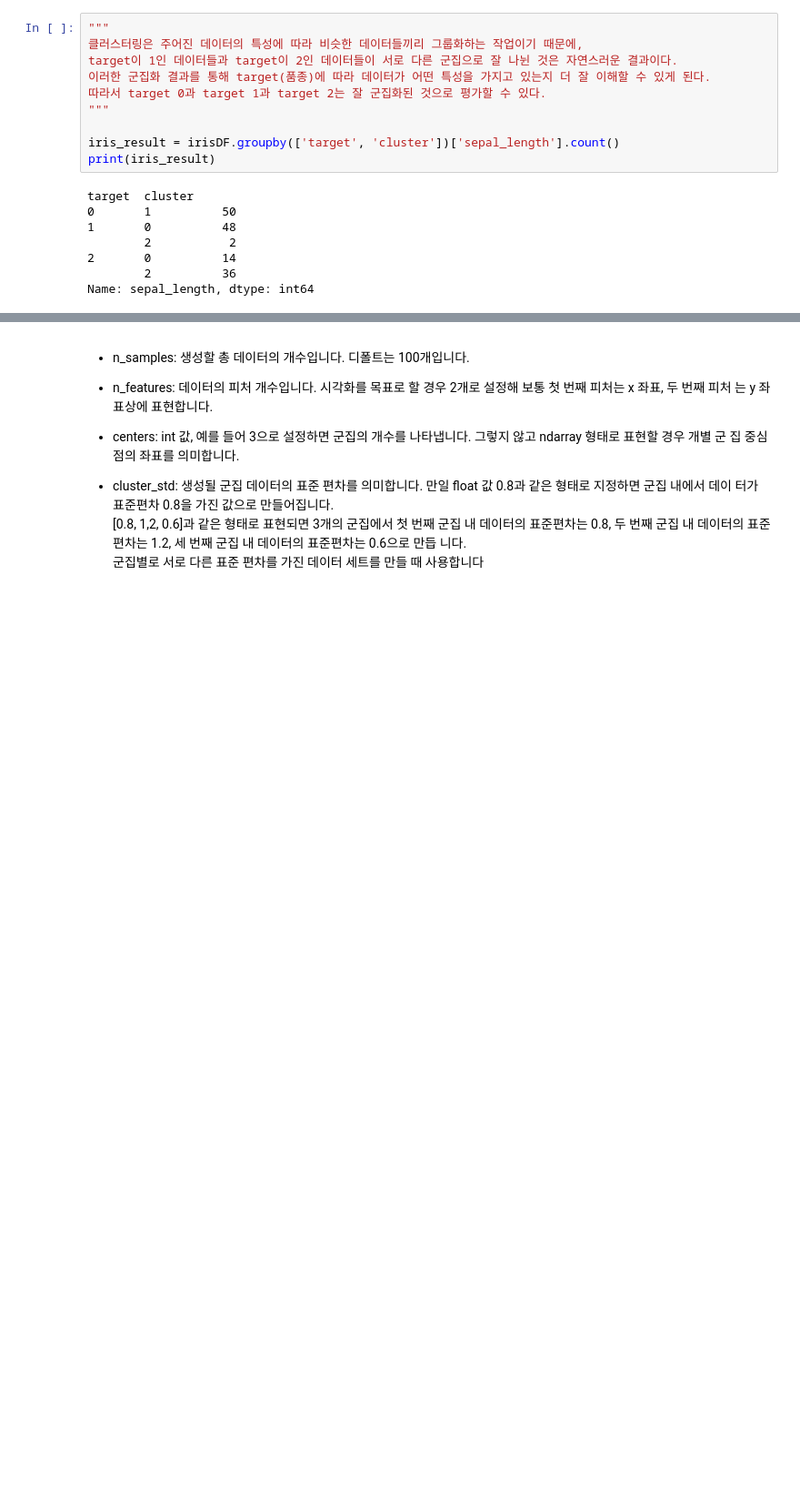
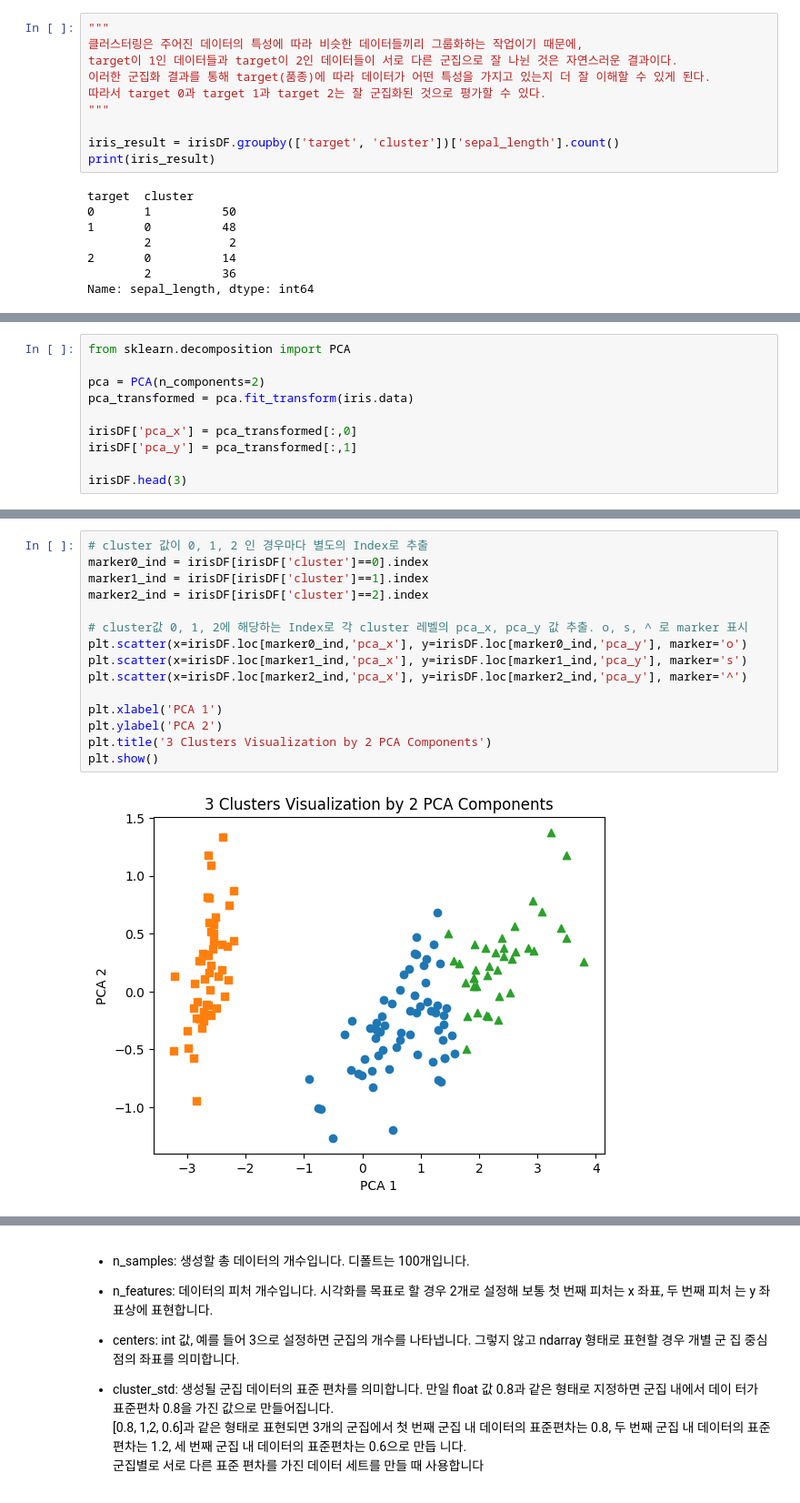
Before and after one commit to godud2604/ml-study, a Jupyter notebook: PerfectGuide/7장/7-1_KMeans.ipynb, the cells around one changed output, grey strips where cells are left out. Shown at 91% size. Saved outputs shown, nothing was run; the diff lists cells and outputs as text; blank space fills up the shorter version.

```diff
--- a/PerfectGuide/7장/7-1_KMeans.ipynb
+++ b/PerfectGuide/7장/7-1_KMeans.ipynb
@@ -133,0 +140,10 @@ Name: sepal_length, dtype: int64
+# %%
+from sklearn.decomposition import PCA
+
+pca = PCA(n_components=2)
+pca_transformed = pca.fit_transform(iris.data)
+
+irisDF['pca_x'] = pca_transformed[:,0]
+irisDF['pca_y'] = pca_transformed[:,1]
+
+irisDF.head(3)
@@ -133,0 +169,17 @@ Name: sepal_length, dtype: int64
+# %%
+# cluster 값이 0, 1, 2 인 경우마다 별도의 Index로 추출
+marker0_ind = irisDF[irisDF['cluster']==0].index
+marker1_ind = irisDF[irisDF['cluster']==1].index
+marker2_ind = irisDF[irisDF['cluster']==2].index
+
+# cluster값 0, 1, 2에 해당하는 Index로 각 cluster 레벨의 pca_x, pca_y 값 추출. o, s, ^ 로 marker 표시
+plt.scatter(x=irisDF.loc[marker0_ind,'pca_x'], y=irisDF.loc[marker0_ind,'pca_y'], marker='o')
+plt.scatter(x=irisDF.loc[marker1_ind,'pca_x'], y=irisDF.loc[marker1_ind,'pca_y'], marker='s')
+plt.scatter(x=irisDF.loc[marker2_ind,'pca_x'], y=irisDF.loc[marker2_ind,'pca_y'], marker='^')
+
+plt.xlabel('PCA 1')
+plt.ylabel('PCA 2')
+plt.title('3 Clusters Visualization by 2 PCA Components')
+plt.show()
+# %% [output]
+[figure, added]
```
Also changed, not shown: parts of 14 cells of this notebook.
